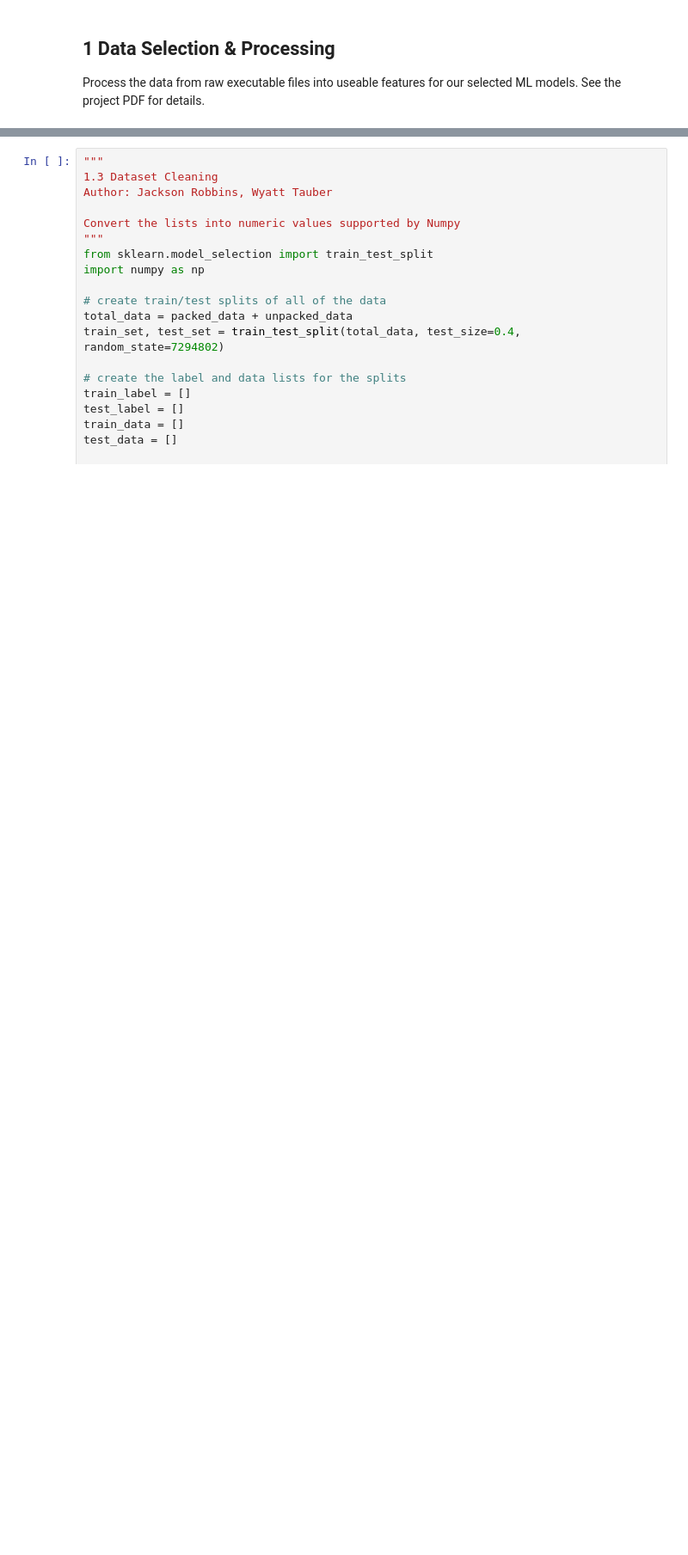
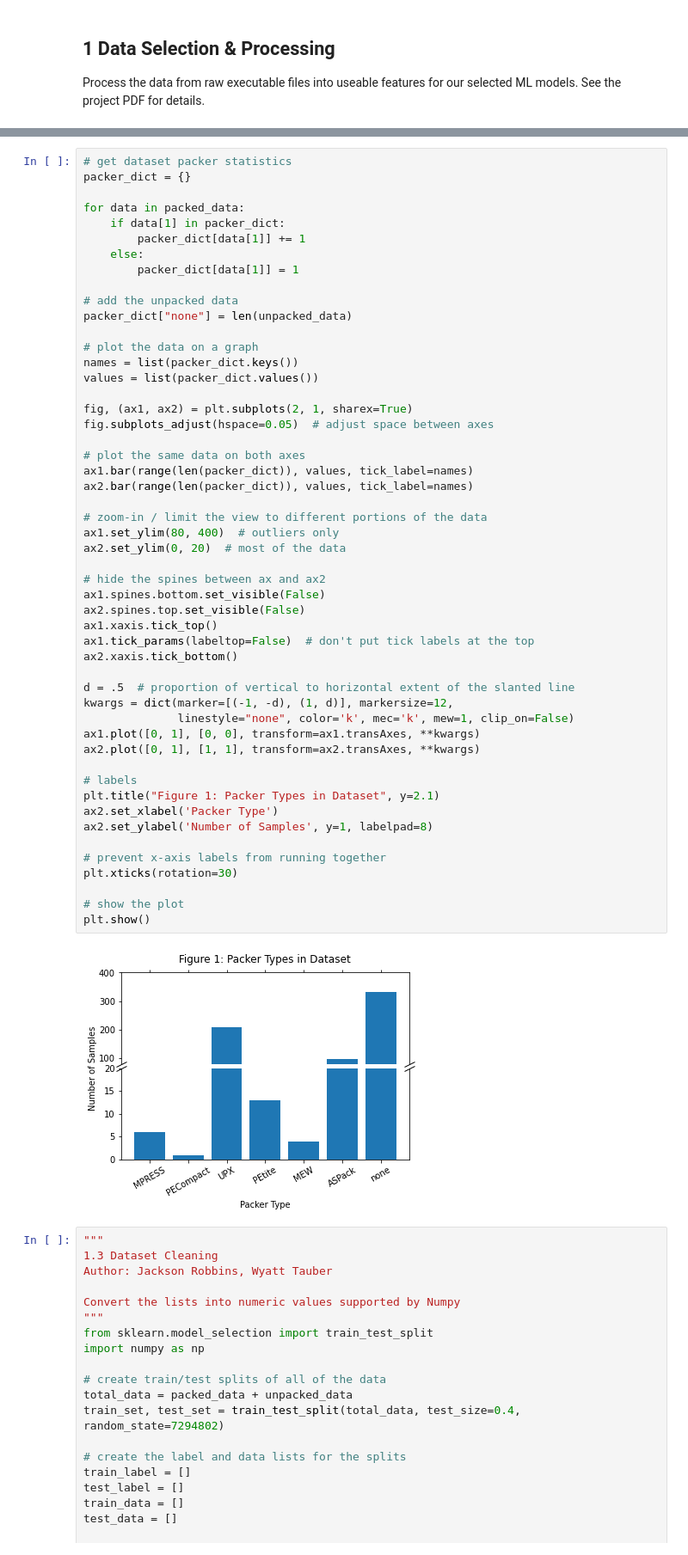
Before and after one commit to wwt9829/csec620-project, a Jupyter notebook: project.ipynb, the cells around one changed output, grey strips where cells are left out. Shown at 86% size. Saved outputs shown, nothing was run; the diff lists cells and outputs as text; blank space fills up the shorter version.

Commit message:
dataset packer composition analysis

```diff
--- a/project.ipynb
+++ b/project.ipynb
@@ -55,6 +56,59 @@ for dir in os.listdir():
                 file_packer = dir
                 datapoint = [file_hash,file_packer,file_entropy]
                 packed_data.append(datapoint)
+# %%
+# get dataset packer statistics
+packer_dict = {}
+
+for data in packed_data:
+    if data[1] in packer_dict:
+        packer_dict[data[1]] += 1
+    else:
+        packer_dict[data[1]] = 1
+
+# add the unpacked data
+packer_dict["none"] = len(unpacked_data)
+
+# plot the data on a graph
+names = list(packer_dict.keys())
+values = list(packer_dict.values())
+
+fig, (ax1, ax2) = plt.subplots(2, 1, sharex=True)
+fig.subplots_adjust(hspace=0.05)  # adjust space between axes
+
+# plot the same data on both axes
+ax1.bar(range(len(packer_dict)), values, tick_label=names)
+ax2.bar(range(len(packer_dict)), values, tick_label=names)
+
+# zoom-in / limit the view to different portions of the data
+ax1.set_ylim(80, 400)  # outliers only
+ax2.set_ylim(0, 20)  # most of the data
+
+# hide the spines between ax and ax2
+ax1.spines.bottom.set_visible(False)
+ax2.spines.top.set_visible(False)
+ax1.xaxis.tick_top()
+ax1.tick_params(labeltop=False)  # don't put tick labels at the top
+ax2.xaxis.tick_bottom()
+
+d = .5  # proportion of vertical to horizontal extent of the slanted line
+kwargs = dict(marker=[(-1, -d), (1, d)], markersize=12,
+              linestyle="none", color='k', mec='k', mew=1, clip_on=False)
+ax1.plot([0, 1], [0, 0], transform=ax1.transAxes, **kwargs)
+ax2.plot([0, 1], [1, 1], transform=ax2.transAxes, **kwargs)
+
+# labels
+plt.title("Figure 1: Packer Types in Dataset", y=2.1)
+ax2.set_xlabel('Packer Type')
+ax2.set_ylabel('Number of Samples', y=1, labelpad=8)
+
+# prevent x-axis labels from running together
+plt.xticks(rotation=30)
+
+# show the plot
+plt.show()
+# %% [output]
+[figure, added]
 # %%
 """
 1.3 Dataset Cleaning
```
Also changed, not shown: parts of 2 cells of this notebook.
